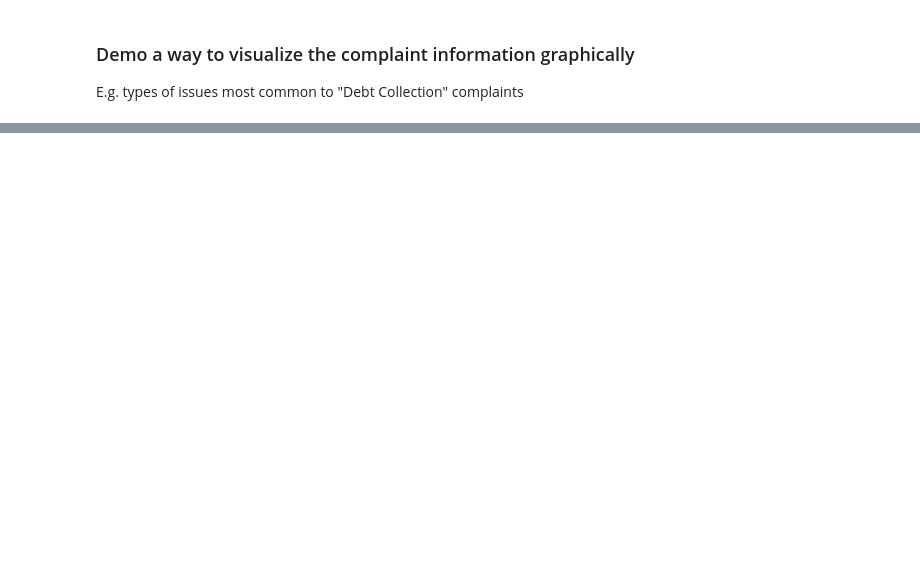
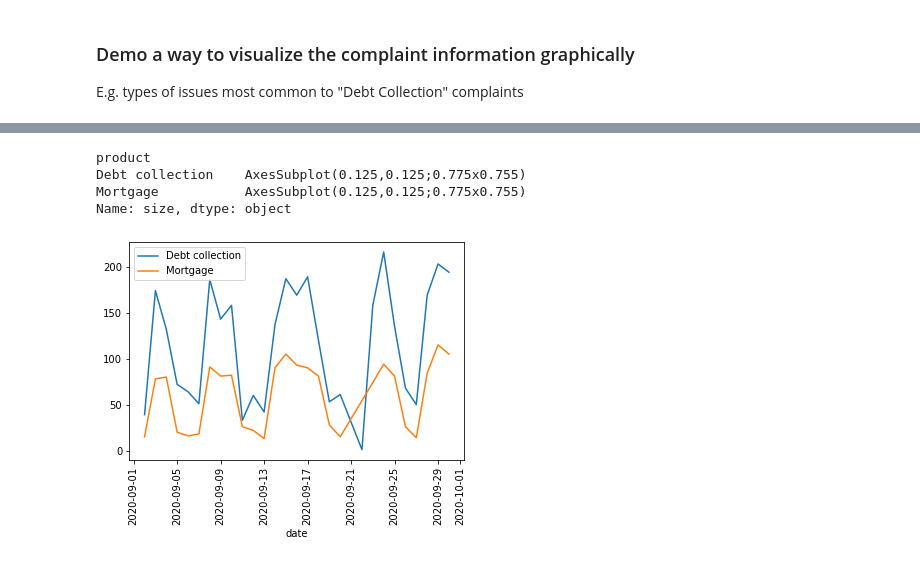
Before and after one commit to QMSS-GR5069-Spring-2022/gr5069-homework-2-elliotttrio, a Jupyter notebook: MDS_Homework8/homework8_eat2153.ipynb, the cells around one changed output, grey strips where cells are left out. Cells and saved outputs as stored; diff of their text form; code cells hidden in the pictures; blank space fills up the shorter version.

```diff
--- a/MDS_Homework8/homework8_eat2153.ipynb
+++ b/MDS_Homework8/homework8_eat2153.ipynb
@@ -391,0 +390,18 @@ df['issue'].value_counts().plot.barh()
+# %%
+df1 = get_complaints(company_received_min = '2020-09-01', company_received_max = '2020-09-10', complaint_type = ['Mortgage', 'Debt collection'])
+df2 = get_complaints(company_received_min = '2020-09-11', company_received_max = '2020-09-20', complaint_type = ['Mortgage', 'Debt collection'])
+df3 = get_complaints(company_received_min = '2020-09-21', company_received_max = '2020-09-30', complaint_type = ['Mortgage', 'Debt collection'])
+# %%
+df = df1.append(df2).append(df3)
+df['date'] = pd.to_datetime(df['date_sent_to_company'].str[0:10]).dt.date
+# %%
+grouped = df[['product', 'date']].groupby(['date', 'product']).size().reset_index(name='size')
+# %%
+grouped.set_index('date', inplace=True)
+grouped.groupby('product')['size'].plot(legend = True, rot = 90)
+# %% [output]
+product
+Debt collection    AxesSubplot(0.125,0.125;0.775x0.755)
+Mortgage           AxesSubplot(0.125,0.125;0.775x0.755)
+Name: size, dtype: object
+[figure, added]
```
Also changed, not shown: parts of 3 cells of this notebook.
